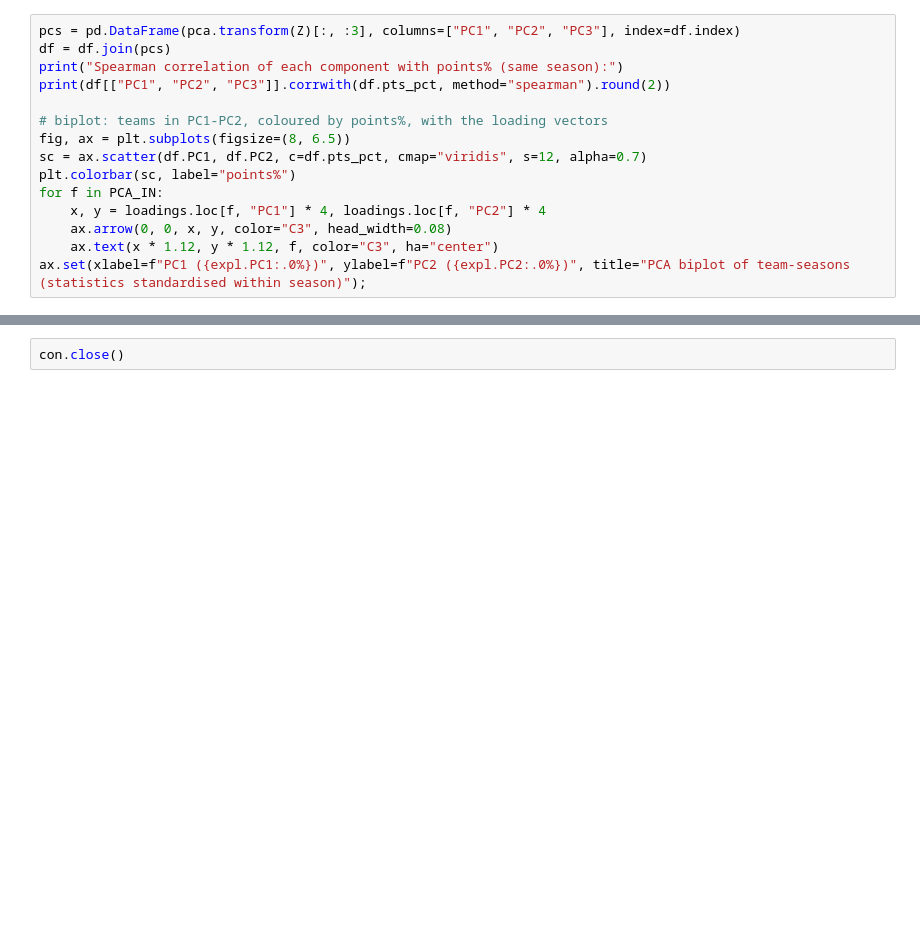
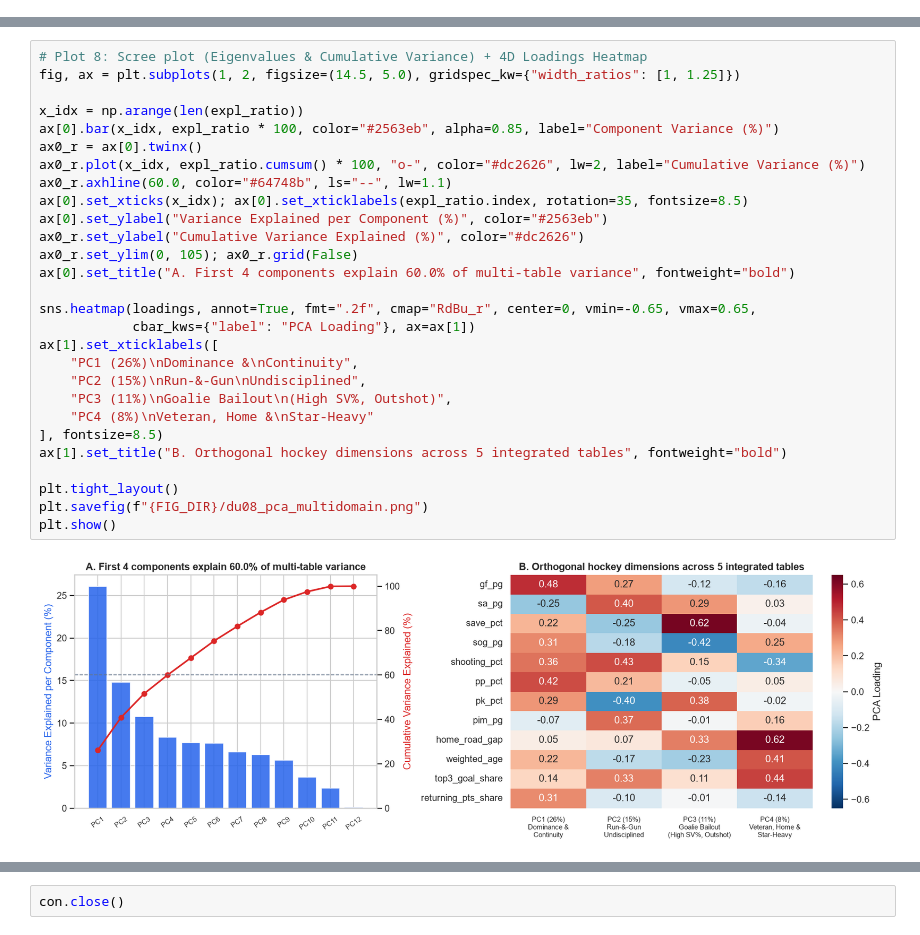
Before and after one commit to LuisBento2005/AC_DataMining, a Jupyter notebook: notebooks/02_statistical_analysis.ipynb, the cells around one changed output, grey strips where cells are left out. Saved outputs shown, nothing was run; the diff lists cells and outputs as text; blank space fills up the shorter version.

```diff
--- a/notebooks/02_statistical_analysis.ipynb
+++ b/notebooks/02_statistical_analysis.ipynb
@@ -113,15 +0,0 @@ dtype: float64
-# %%
-pcs = pd.DataFrame(pca.transform(Z)[:, :3], columns=["PC1", "PC2", "PC3"], index=df.index)
-df = df.join(pcs)
-print("Spearman correlation of each component with points% (same season):")
-print(df[["PC1", "PC2", "PC3"]].corrwith(df.pts_pct, method="spearman").round(2))
-
-# biplot: teams in PC1-PC2, coloured by points%, with the loading vectors
-fig, ax = plt.subplots(figsize=(8, 6.5))
-sc = ax.scatter(df.PC1, df.PC2, c=df.pts_pct, cmap="viridis", s=12, alpha=0.7)
-plt.colorbar(sc, label="points%")
-for f in PCA_IN:
-    x, y = loadings.loc[f, "PC1"] * 4, loadings.loc[f, "PC2"] * 4
-    ax.arrow(0, 0, x, y, color="C3", head_width=0.08)
-    ax.text(x * 1.12, y * 1.12, f, color="C3", ha="center")
-ax.set(xlabel=f"PC1 ({expl.PC1:.0%})", ylabel=f"PC2 ({expl.PC2:.0%})", title="PCA biplot of team-seasons (statistics standardised within season)");
@@ -352,0 +231,30 @@ The profile is associated with a coach change the next season (χ² p < 0.001):
+# %%
+# Plot 8: Scree plot (Eigenvalues & Cumulative Variance) + 4D Loadings Heatmap
+fig, ax = plt.subplots(1, 2, figsize=(14.5, 5.0), gridspec_kw={"width_ratios": [1, 1.25]})
+
+x_idx = np.arange(len(expl_ratio))
+ax[0].bar(x_idx, expl_ratio * 100, color="#2563eb", alpha=0.85, label="Component Variance (%)")
+ax0_r = ax[0].twinx()
+ax0_r.plot(x_idx, expl_ratio.cumsum() * 100, "o-", color="#dc2626", lw=2, label="Cumulative Variance (%)")
+ax0_r.axhline(60.0, color="#64748b", ls="--", lw=1.1)
+ax[0].set_xticks(x_idx); ax[0].set_xticklabels(expl_ratio.index, rotation=35, fontsize=8.5)
+ax[0].set_ylabel("Variance Explained per Component (%)", color="#2563eb")
+ax0_r.set_ylabel("Cumulative Variance Explained (%)", color="#dc2626")
+ax0_r.set_ylim(0, 105); ax0_r.grid(False)
+ax[0].set_title("A. First 4 components explain 60.0% of multi-table variance", fontweight="bold")
+
+sns.heatmap(loadings, annot=True, fmt=".2f", cmap="RdBu_r", center=0, vmin=-0.65, vmax=0.65,
+            cbar_kws={"label": "PCA Loading"}, ax=ax[1])
+ax[1].set_xticklabels([
+    "PC1 (26%)\nDominance &\nContinuity",
+    "PC2 (15%)\nRun-&-Gun\nUndisciplined",
+    "PC3 (11%)\nGoalie Bailout\n(High SV%, Outshot)",
+    "PC4 (8%)\nVeteran, Home &\nStar-Heavy"
+], fontsize=8.5)
+ax[1].set_title("B. Orthogonal hockey dimensions across 5 integrated tables", fontweight="bold")
+
+plt.tight_layout()
+plt.savefig(f"{FIG_DIR}/du08_pca_multidomain.png")
+plt.show()
+# %% [output]
+[figure, added]
```
Also changed, not shown: parts of 53 cells of this notebook, 20 other files.
